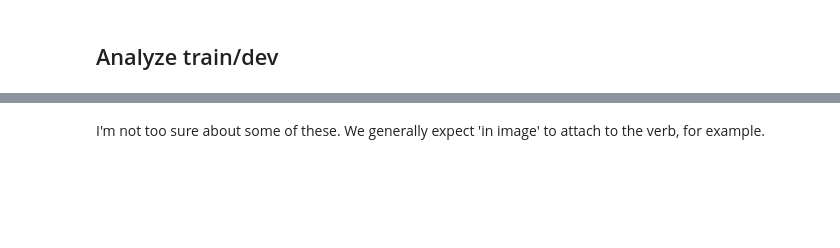
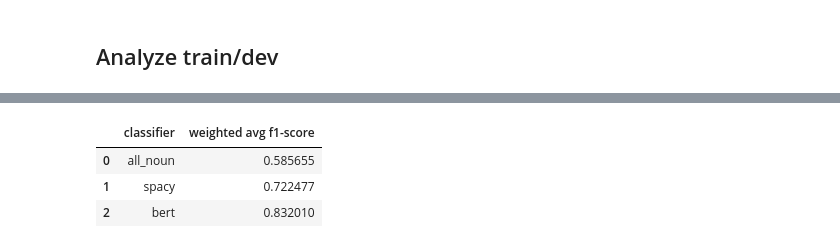
Before and after one commit to depthfirst/pp-ambiguity, a Jupyter notebook: notebooks/PPA-Analysis.ipynb, the cells around one changed output, grey strips where cells are left out. Drawn from its saved outputs; the diff is of its cells as text; code cells hidden in the pictures; blank space fills up the shorter version.

```diff
--- a/notebooks/PPA-Analysis.ipynb
+++ b/notebooks/PPA-Analysis.ipynb
@@ -246,2 +240,16 @@ These would seem to be the cases from the training data that are not clearly dis
-# %% [markdown]
-I'm not too sure about some of these. We generally expect 'in image' to attach to the verb, for example.
+# %%
+spacy_preds = [spacy_model.predict(t) for t in test_data]
+# %%
+classifiers = ['all_noun','spacy','bert']
+# %%
+test_preds = [['N' for i in range(len(labels_test))], spacy_preds, preds_test_hf]
+# %%
+class_reports = {cl: sklearn.metrics.classification_report(labels_test, preds, digits=3, output_dict=True, zero_division=0)
+                 for (cl,preds) in zip(classifiers, test_preds)}
+# %%
+pd.DataFrame([[c, class_reports[c]['weighted avg']['f1-score']] for c in classifiers], columns=['classifier','weighted avg f1-score'])
+# %% [output]
+|  | classifier | weighted avg f1-score |
+| 0 | all_noun | 0.585655 |
+| 1 | spacy | 0.722477 |
+| 2 | bert | 0.832010 |
```
Also changed, not shown: parts of 58 cells of this notebook, 1 other file.
